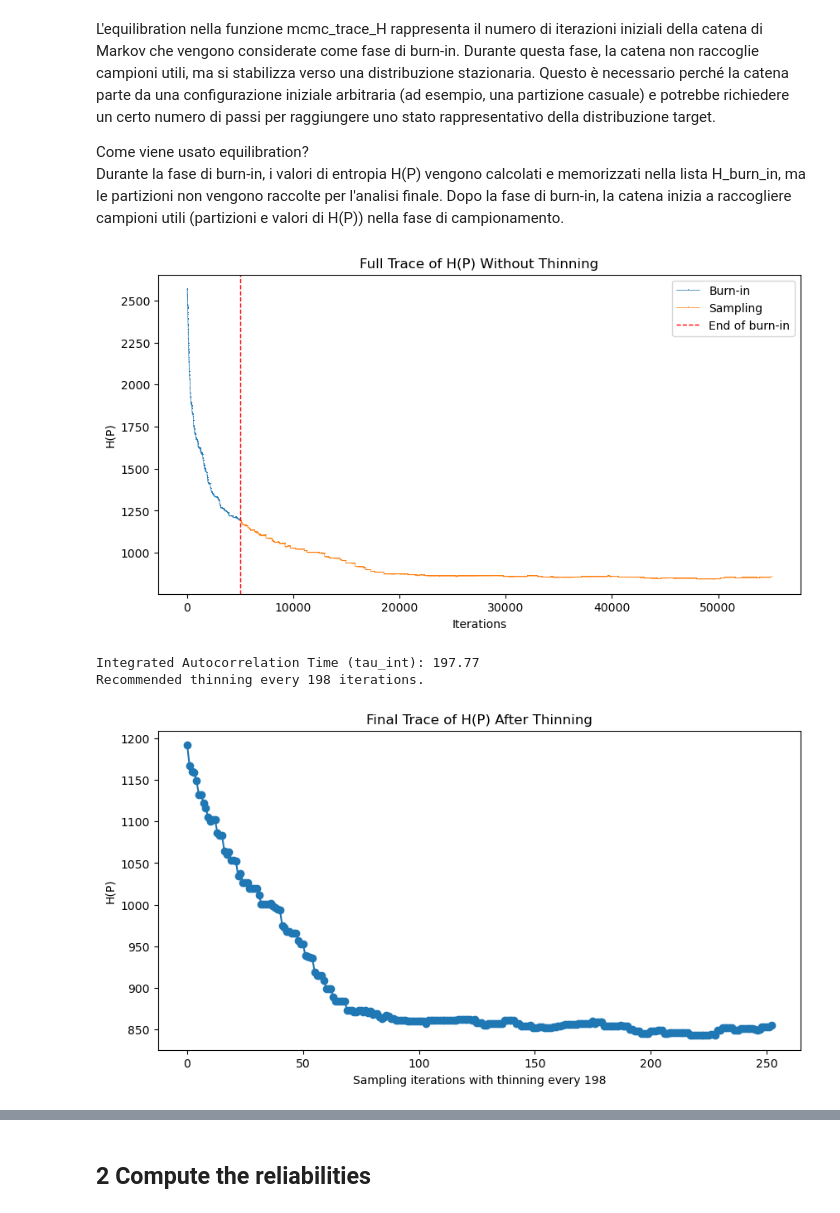
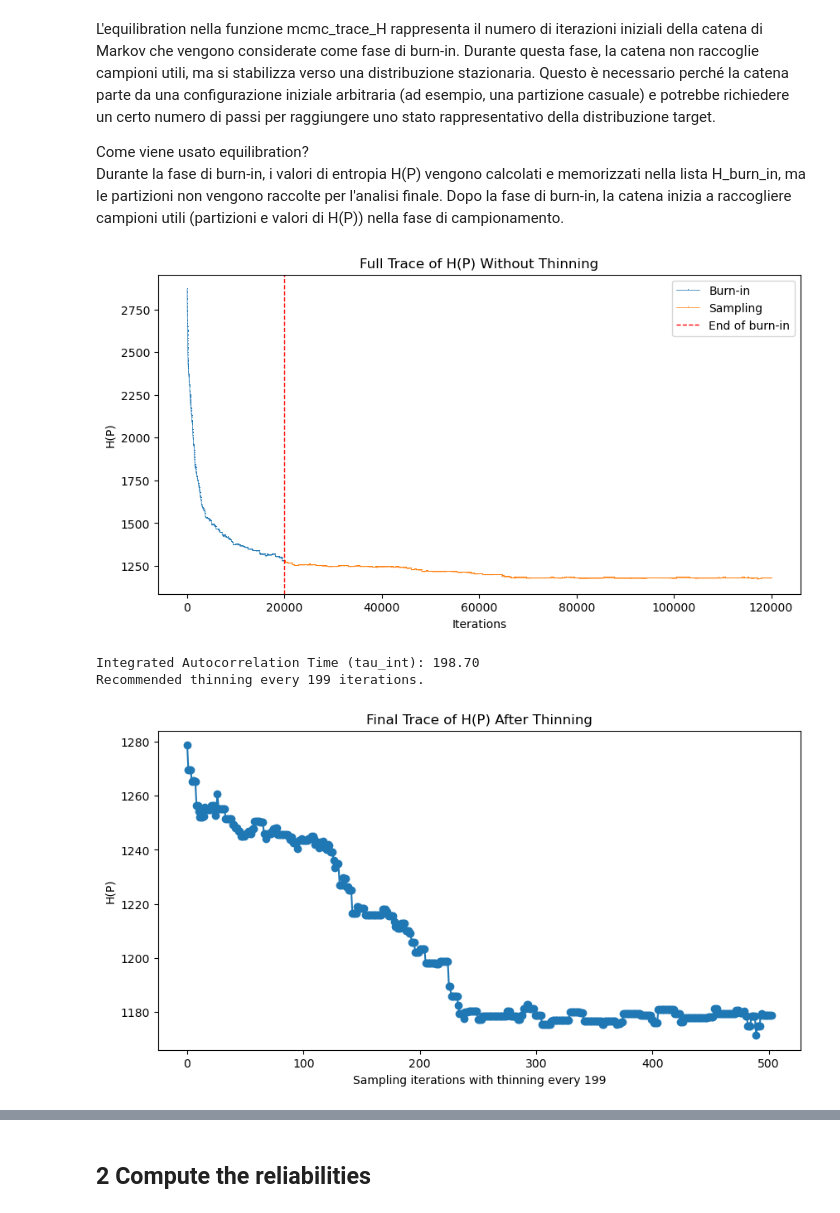
Before and after one commit to EugeniaBoccanera/Information-Theory-Project, a Jupyter notebook: main_network_prof.ipynb, the cells around one changed output, grey strips where cells are left out. Cells and saved outputs as stored; diff of their text form; code cells hidden in the pictures.

```diff
--- a/main_network_prof.ipynb
+++ b/main_network_prof.ipynb
@@ -11,25 +11,23 @@ import math
 from itertools import combinations
 import seaborn as sns
 # %%
-### PER PROF
-
 # Carica la matrice fc (ad esempio dal file fc.txt)
 fc = np.loadtxt('fc.txt')
 
 # Crea la matrice A0 inizialmente vuota (di dimensioni 100x100)
 n = fc.shape[0]
-A0 = np.zeros((n, n))
+A_true = np.zeros((n, n))
 
 # Per ogni coppia di nodi (i, j), crea una connessione se un numero casuale <= fc[i, j]
 for i in range(n):
     for j in range(n):
 
         prob = fc[i, j]
-        treshold= 0.4
+        treshold= 0.3
         if prob >= treshold:
-            A0[i, j] = 1  # Connetti i nodi i e j
+            A_true[i, j] = 1  # Connetti i nodi i e j
 
 
 # Adjacent matrix
-print(A0)
+print(A_true)
 # %% [output]
@@ -42,7 +40,7 @@ print(A0)
  [0. 0. 0. ... 1. 1. 1.]]
 # %%
 # network creation
-G_true = nx.from_numpy_array(A0)
+G_true = nx.from_numpy_array(A_true)
 
 # Verifica numero di nodi e archi
 print(f"Numero di nodi: {G_true.number_of_nodes()}")
@@ -316,7 +312,7 @@ def metropolis_acceptance(delta_H):
     return delta_H <= 0 or np.random.rand() < np.exp(-delta_H)
 
 
-def mcmc_trace_H(G, equilibration=700, num_samples=50000):
+def mcmc_trace_H(G, equilibration, num_samples):
     """
     Performs MCMC sampling, collecting all H(P) values without thinning.
 
@@ -406,31 +402,31 @@ def estimate_autocorrelation_time(series, max_lag=None, threshold=0.05):
     return tau_int, acfs
 # %%
 # Perform MCMC sampling on the observed network partitions, collecting the trace of H(P)
-partitions, H_burn_in, H_full_trace = mcmc_trace_H(G_obs, equilibration=5000, num_samples=50000)
+partitions, H_burn_in, H_full_trace = mcmc_trace_H(G_obs, equilibration=20000, num_samples=100000)
 
 # Plot the H(P) trace
 plot_H_trace(H_burn_in, H_full_trace)
 
 # Compute the integrated autocorrelation time
 tau_int, acfs = estimate_autocorrelation_time(H_full_trace, max_lag=100, threshold=0.05)
 print(f"Integrated Autocorrelation Time (tau_int): {tau_int:.2f}")
 
 # Choose thinning based on tau_int
 thinning_interval = math.ceil(tau_int)
 print(f"Recommended thinning every {thinning_interval} iterations.")
 
 
 
 # Apply thinning to H(P) samples
 H_final = H_full_trace[::thinning_interval]
 # Apply thinning to partitions to obtain independent samples
 partitions_thinned = partitions[::thinning_interval]
 
 # Call the function to plot the final trace of H(P)
 plot_final_H_trace(H_final, thinning_interval)
 # %% [output]
-[figure, old version]
+[figure, new version]
-Integrated Autocorrelation Time (tau_int): 197.77
-Recommended thinning every 198 iterations.
+Integrated Autocorrelation Time (tau_int): 198.70
+Recommended thinning every 199 iterations.
-[figure, old version]
+[figure, new version]
 # %%
```
Also changed, not shown: parts of 12 cells of this notebook.
